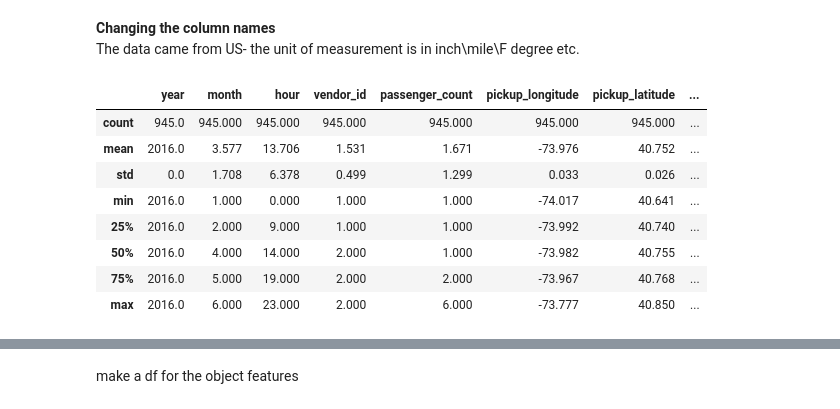
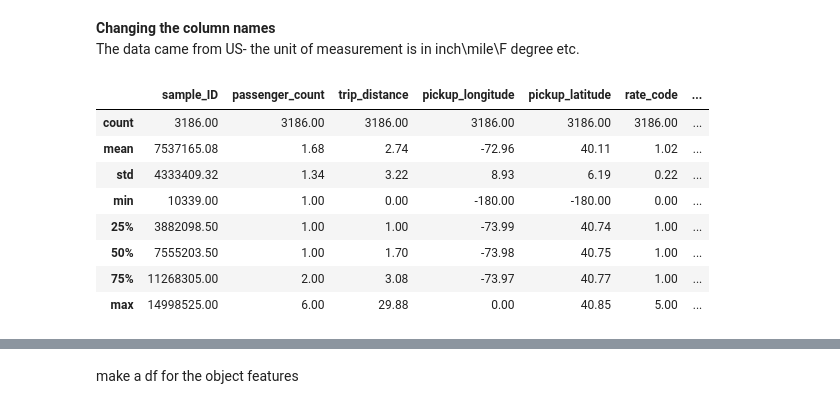
Before and after one commit to Palegros/taxi_trips, a Jupyter notebook: exe.103.ipynb, the cells around one changed output, grey strips where cells are left out. Drawn from its saved outputs; the diff is of its cells as text; code cells hidden in the pictures.

```diff
--- a/exe.103.ipynb
+++ b/exe.103.ipynb
@@ -27,3 +24,5 @@ df=pd.read_csv(r'refined_data.csv',index_col='Unnamed: 0',na_values="T")
+# %%
+df=pd.read_csv(r'NYC_taxi_trips.csv')
 # %% [markdown]
 Let's see the data
 # %%
@@ -94,2 +54,0 @@ fill NaN with the most frequent value of each column
-# %%
-df = df.fillna(value = 0)
@@ -122,2 +55,5 @@ The trip duration column is in seconds. replacing it to minutes because it is mo
-# %%
-df['trip_duration']=df['trip_duration']/60
+# %%
+## transforming time format and calculating trip duration
+df['pickup_datetime'] = pd.to_datetime(df['pickup_datetime'], format= '%d/%m/%Y %H:%M')
+df['dropoff_datetime']= pd.to_datetime(df['dropoff_datetime'], format= '%d/%m/%Y %H:%M')
+df['trip_duration'] =  df.dropoff_datetime -df.pickup_datetime
@@ -128,14 +84,14 @@ The data came from US- the unit of measurement is in inch\mile\F degree etc.
 df.rename(columns={'trip_duration':'trip_duration(min)','snow_depth':'snow_depth(inch)',
                        'avg_temp':'avg_temp(F)','distance':'distance(mile)'},inplace=True)
 # %%
-df.describe().round(3)
+df.describe().round(2)
 # %% [output]
-|  | year | month | hour | vendor_id | passenger_count | pickup_longitude | pickup_latitude | ... |
-| count | 945.0 | 945.000 | 945.000 | 945.000 | 945.000 | 945.000 | 945.000 | ... |
-| mean | 2016.0 | 3.577 | 13.706 | 1.531 | 1.671 | -73.976 | 40.752 | ... |
-| std | 0.0 | 1.708 | 6.378 | 0.499 | 1.299 | 0.033 | 0.026 | ... |
-| min | 2016.0 | 1.000 | 0.000 | 1.000 | 1.000 | -74.017 | 40.641 | ... |
-| 25% | 2016.0 | 2.000 | 9.000 | 1.000 | 1.000 | -73.992 | 40.740 | ... |
-| 50% | 2016.0 | 4.000 | 14.000 | 2.000 | 1.000 | -73.982 | 40.755 | ... |
-| 75% | 2016.0 | 5.000 | 19.000 | 2.000 | 2.000 | -73.967 | 40.768 | ... |
-| max | 2016.0 | 6.000 | 23.000 | 2.000 | 6.000 | -73.777 | 40.850 | ... |
+|  | sample_ID | passenger_count | trip_distance | pickup_longitude | pickup_latitude | rate_code | ... |
+| count | 3186.00 | 3186.00 | 3186.00 | 3186.00 | 3186.00 | 3186.00 | ... |
+| mean | 7537165.08 | 1.68 | 2.74 | -72.96 | 40.11 | 1.02 | ... |
+| std | 4333409.32 | 1.34 | 3.22 | 8.93 | 6.19 | 0.22 | ... |
+| min | 10339.00 | 1.00 | 0.00 | -180.00 | -180.00 | 0.00 | ... |
+| 25% | 3882098.50 | 1.00 | 1.00 | -73.99 | 40.74 | 1.00 | ... |
+| 50% | 7555203.50 | 1.00 | 1.70 | -73.98 | 40.75 | 1.00 | ... |
+| 75% | 11268305.00 | 2.00 | 3.08 | -73.97 | 40.77 | 1.00 | ... |
+| max | 14998525.00 | 6.00 | 29.88 | 0.00 | 40.85 | 5.00 | ... |
```
Also changed, not shown: parts of 40 cells of this notebook.
